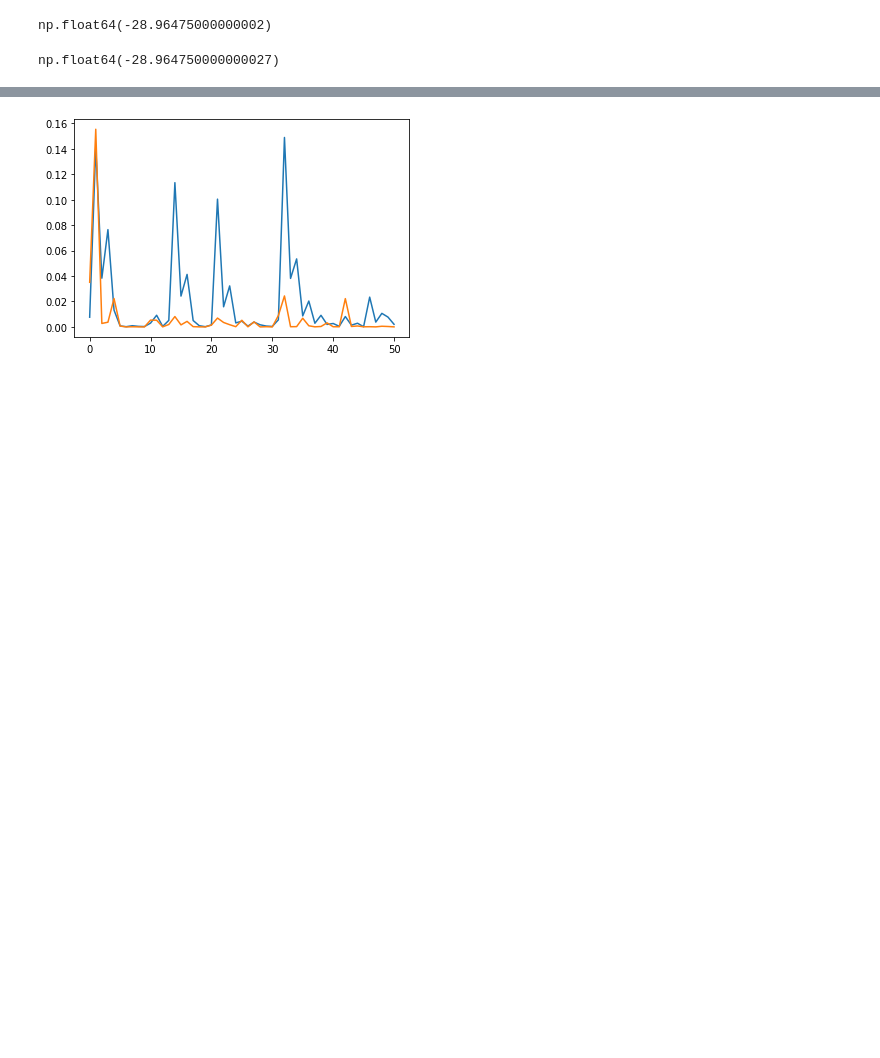
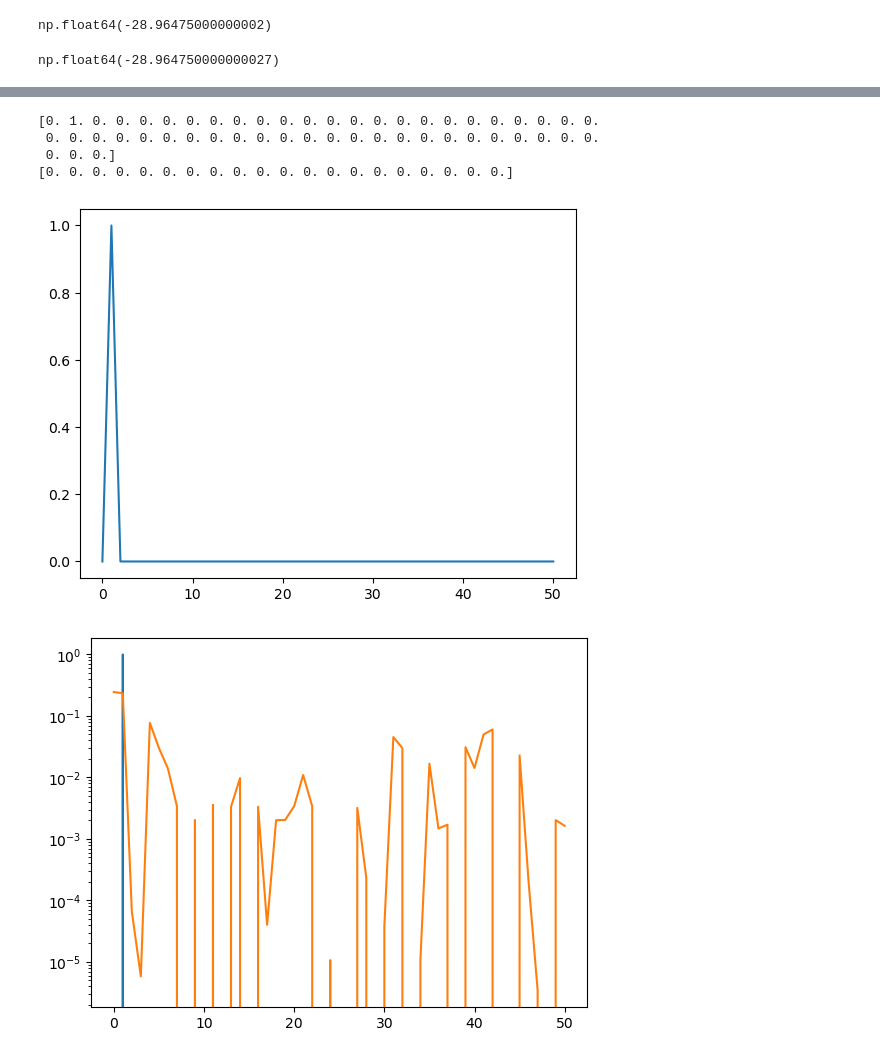
Before and after one commit to emacosta95/QuantumMachineLearningFermions, a Jupyter notebook: EmaNucleare.ipynb, the cells around one changed output, grey strips where cells are left out. Cells and saved outputs as stored; diff of their text form; code cells hidden in the pictures; blank space fills up the shorter version.

```diff
--- a/EmaNucleare.ipynb
+++ b/EmaNucleare.ipynb
@@ -365,7 +383,7 @@ class NSM_SQD_circuit_ansatz:
         self.weights=x.copy()
         #print(f"Weights: {x}\n")
 # %%
-m = NSM_SQD_circuit_ansatz(M=0,samples=30, train_steps=10) # nb da samples = 48 da e esatta se si parte da prob esatta
+m = NSM_SQD_circuit_ansatz(M=0,samples=30, train_steps=10,num_parameters=20) # nb da samples = 48 da e esatta se si parte da prob esatta
 m.initialize_state_v1()
 
 m.create_operator_pool_twobody_symmetry()
@@ -422,13 +424,23 @@ KeyboardInterrupt:
 # %%
 probb = (np.conjugate(m.forward(m.weights)) * m.forward(m.weights)).real
 
+print(probb)
+print(m.weights)
+plt.plot(m.forward(m.weights))
+plt.show()
 prob_samples=np.average((np.conjugate(m.psi_batches) * m.psi_batches),axis=0).real
 
 plt.plot(probb)
 plt.plot(prob_samples)
+plt.semilogy()
 plt.show()
 # %% [output]
+[0. 1. 0. 0. 0. 0. 0. 0. 0. 0. 0. 0. 0. 0. 0. 0. 0. 0. 0. 0. 0. 0. 0. 0.
+ 0. 0. 0. 0. 0. 0. 0. 0. 0. 0. 0. 0. 0. 0. 0. 0. 0. 0. 0. 0. 0. 0. 0. 0.
+ 0. 0. 0.]
+[0. 0. 0. 0. 0. 0. 0. 0. 0. 0. 0. 0. 0. 0. 0. 0. 0. 0. 0. 0.]
-[figure, old version]
+[figure, new version]
+[figure, added]
 # %%
 plt.bar(np.arange(psi0.shape[0]),(np.conjugate(psi0) * psi0).real)
 
```
Also changed, not shown: parts of 7 cells of this notebook, 9 other files.
